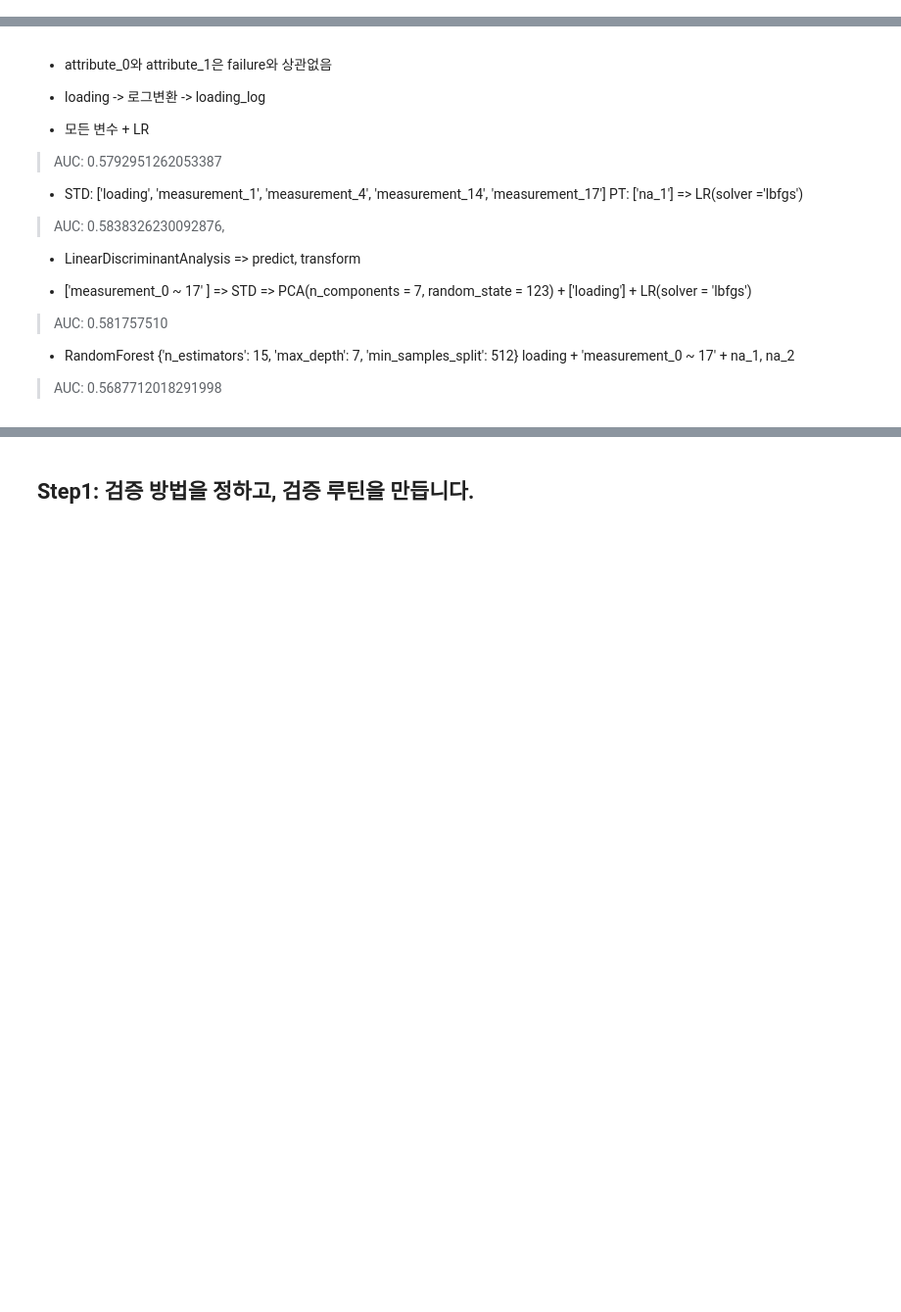
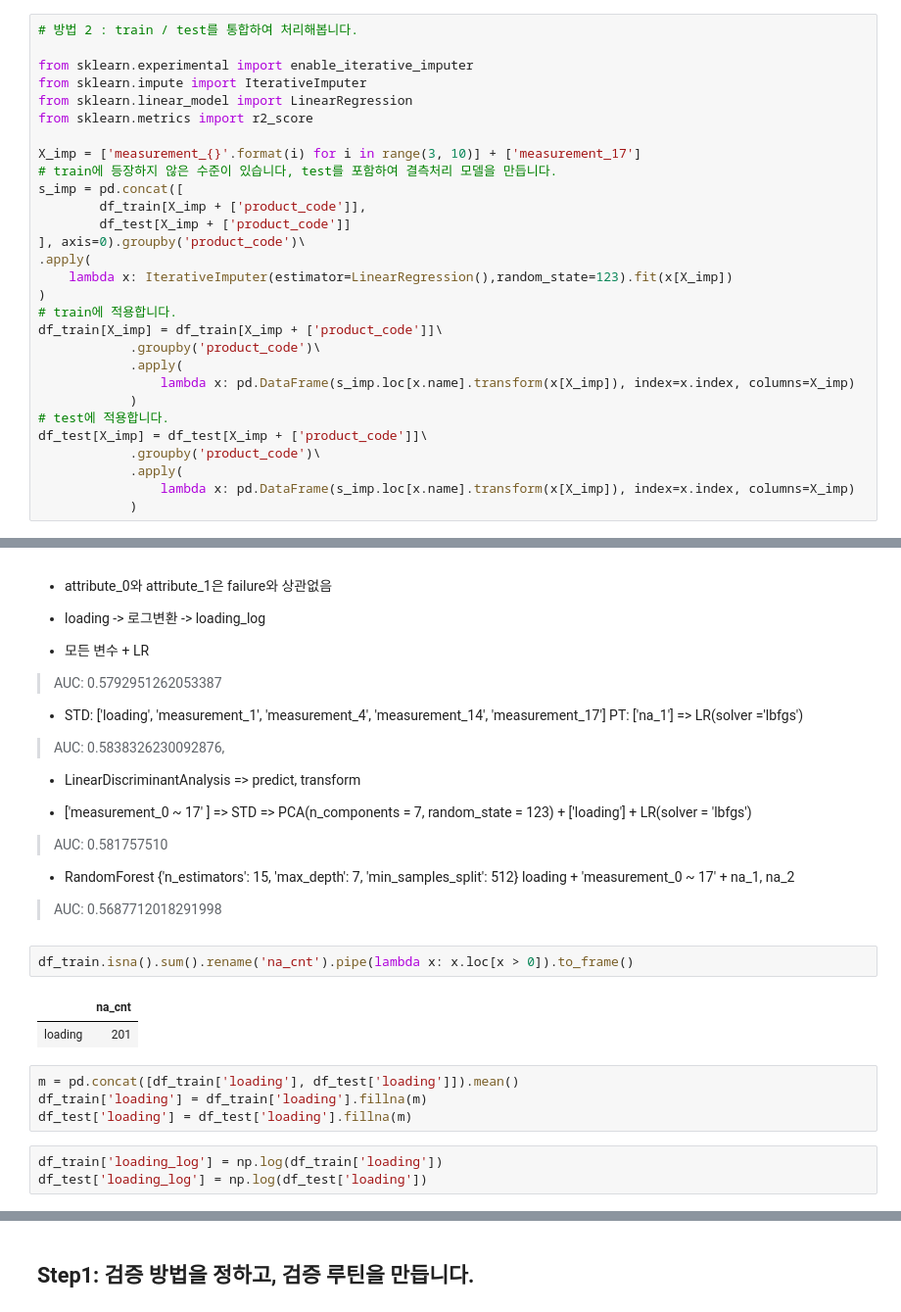
Before and after one commit to sunkusun9/DS_lv3_2511_2, a Jupyter notebook: sec_ds_lv3_prob1_kaggle.ipynb, the cells around one changed output, grey strips where cells are left out. Shown at 98% size. Drawn from its saved outputs; the diff is of its cells as text; blank space fills up the shorter version.

```diff
--- a/sec_ds_lv3_prob1_kaggle.ipynb
+++ b/sec_ds_lv3_prob1_kaggle.ipynb
@@ -122,6 +122,35 @@ df_train[X_imp] = df_train.groupby('product_code')[X_imp].apply(
 df_test[X_imp] = df_test.groupby('product_code')[X_imp].apply(
     lambda x: pd.DataFrame(imp.fit_transform(x), index = x.index, columns = X_imp)
 )
+# %%
+# 방법 2 : train / test를 통합하여 처리해봅니다.
+
+from sklearn.experimental import enable_iterative_imputer
+from sklearn.impute import IterativeImputer
+from sklearn.linear_model import LinearRegression
+from sklearn.metrics import r2_score
+
+X_imp = ['measurement_{}'.format(i) for i in range(3, 10)] + ['measurement_17']
+# train에 등장하지 않은 수준이 있습니다, test를 포함하여 결측처리 모델을 만듭니다.
+s_imp = pd.concat([
+        df_train[X_imp + ['product_code']],
+        df_test[X_imp + ['product_code']]
+], axis=0).groupby('product_code')\
+.apply(
+    lambda x: IterativeImputer(estimator=LinearRegression(),random_state=123).fit(x[X_imp])
+)
+# train에 적용합니다.
+df_train[X_imp] = df_train[X_imp + ['product_code']]\
+            .groupby('product_code')\
+            .apply(
+                lambda x: pd.DataFrame(s_imp.loc[x.name].transform(x[X_imp]), index=x.index, columns=X_imp)
+            )
+# test에 적용합니다.
+df_test[X_imp] = df_test[X_imp + ['product_code']]\
+            .groupby('product_code')\
+            .apply(
+                lambda x: pd.DataFrame(s_imp.loc[x.name].transform(x[X_imp]), index=x.index, columns=X_imp)
+            )
 # %%
 X_mean = ['measurement_{}'.format(i) for i in range(10, 17)]
 df_train[X_mean] = df_train.groupby('product_code')[X_mean].transform(
@@ -148,3 +191,15 @@ df_test[X_mean] = df_test.groupby('product_code')[X_mean].transform(
 
 - RandomForest {'n_estimators': 15, 'max_depth': 7, 'min_samples_split': 512} loading + 'measurement_0 ~ 17' + na_1, na_2
 > AUC: 0.5687712018291998
+# %%
+df_train.isna().sum().rename('na_cnt').pipe(lambda x: x.loc[x > 0]).to_frame()
+# %% [output]
+|  | na_cnt |
+| loading | 201 |
+# %%
+m = pd.concat([df_train['loading'], df_test['loading']]).mean()
+df_train['loading'] = df_train['loading'].fillna(m)
+df_test['loading'] = df_test['loading'].fillna(m)
+# %%
+df_train['loading_log'] = np.log(df_train['loading'])
+df_test['loading_log'] = np.log(df_test['loading'])
```
Also changed, not shown: parts of 7 cells of this notebook.
